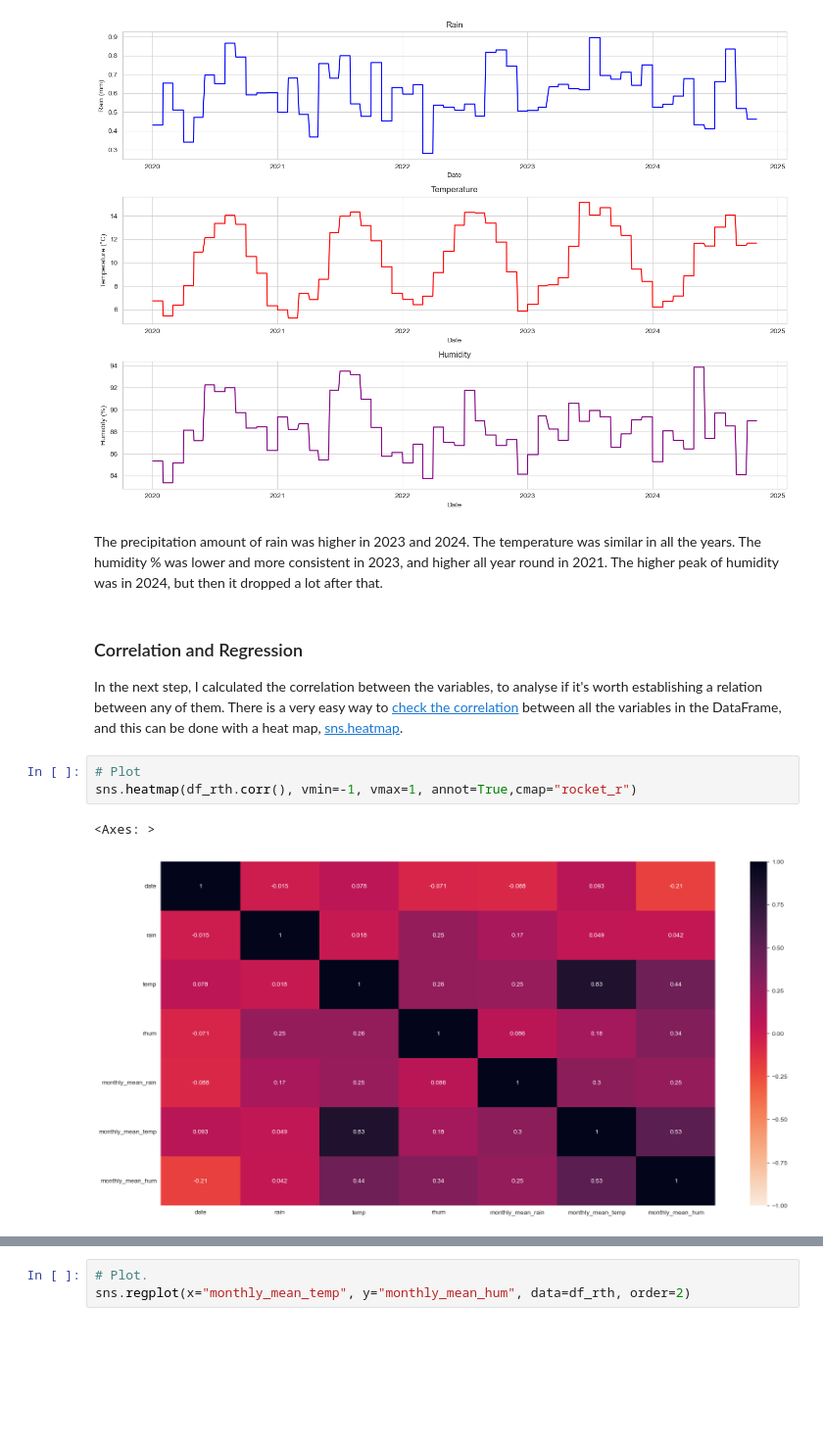
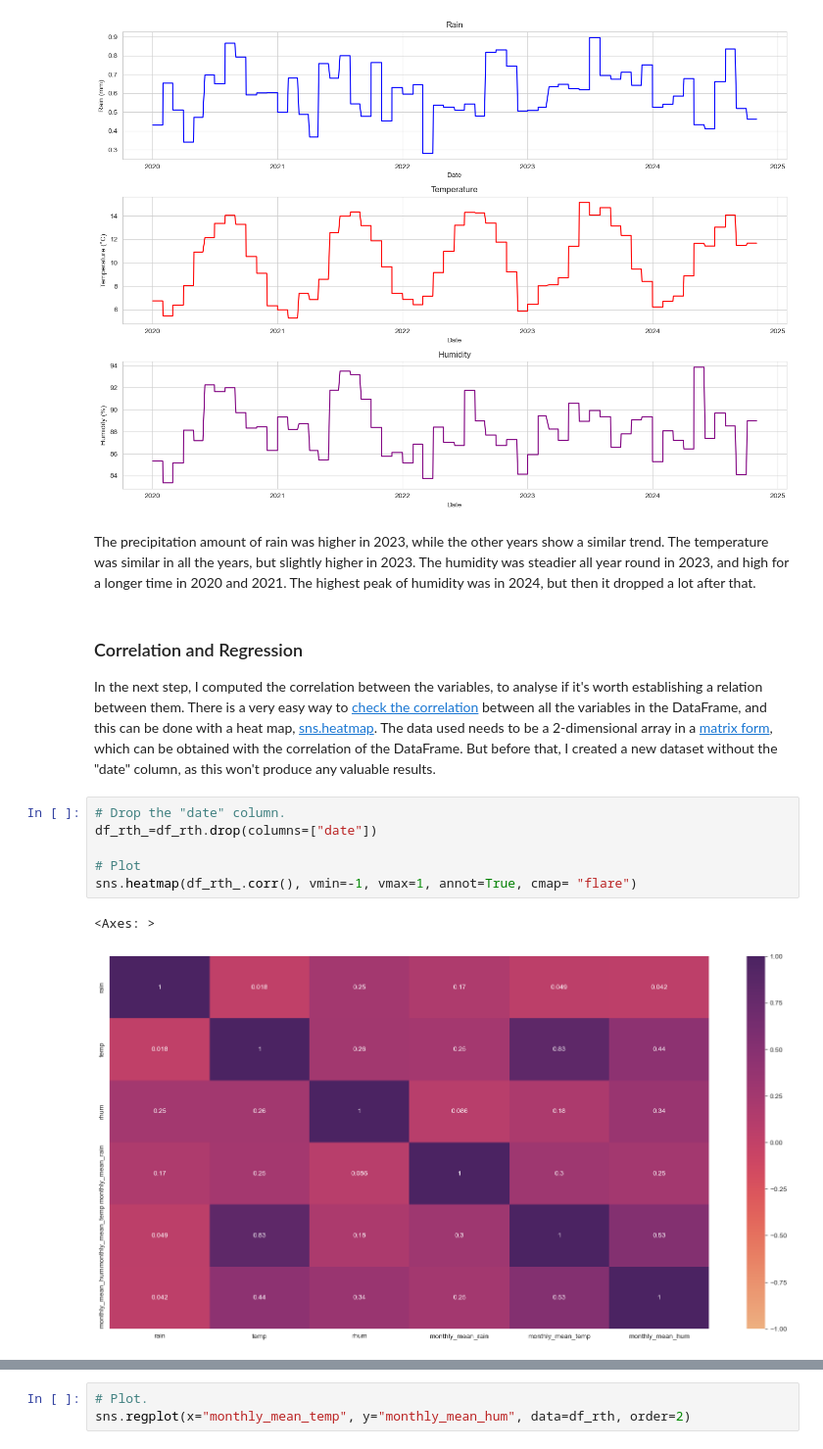
Before and after one commit to FatimaBOliveira/Programming-for-data-analytics, a Jupyter notebook: Project/climate.ipynb, the cells around one changed output, grey strips where cells are left out. Shown at 98% size. Cells and saved outputs as stored; diff of their text form; blank space fills up the shorter version.

```diff
--- a/Project/climate.ipynb
+++ b/Project/climate.ipynb
@@ -864,15 +871,18 @@ plt.show()
 # %% [output]
 [figure]
 # %% [markdown]
-The precipitation amount of rain was higher in 2023 and 2024.
-The temperature was similar in all the years.
-The humidity % was lower and more consistent in 2023, and higher all year round in 2021. The higher peak of humidity was in 2024, but then it dropped a lot after that.
+The precipitation amount of rain was higher in 2023, while the other years show a similar trend.
+The temperature was similar in all the years, but slightly higher in 2023.
+The humidity was steadier all year round in 2023, and high for a longer time in 2020 and 2021. The highest peak of humidity was in 2024, but then it dropped a lot after that.
 # %% [markdown]
 ### Correlation and Regression
-In the next step, I calculated the correlation between the variables, to analyse if it's worth establishing a relation between any of them. There is a very easy way to [check the correlation](https://www.datacamp.com/tutorial/tutorial-datails-on-correlation#calculating-correlation-in-python) between all the variables in the DataFrame, and this can be done with a heat map, [sns.heatmap](https://seaborn.pydata.org/generated/seaborn.heatmap.html).
+In the next step, I computed the correlation between the variables, to analyse if it's worth establishing a relation between them. There is a very easy way to [check the correlation](https://www.datacamp.com/tutorial/tutorial-datails-on-correlation#calculating-correlation-in-python) between all the variables in the DataFrame, and this can be done with a heat map, [sns.heatmap](https://seaborn.pydata.org/generated/seaborn.heatmap.html). The data used needs to be a 2-dimensional array in a [matrix form](https://www.datacamp.com/tutorial/seaborn-heatmaps#creating-your-first-seaborn-heatmap-wewil), which can be obtained with the correlation of the DataFrame. But before that, I created a new dataset without the "date" column, as this won't produce any valuable results.
 # %%
+# Drop the "date" column.
+df_rth_=df_rth.drop(columns=["date"])
+
 # Plot
-sns.heatmap(df_rth.corr(), vmin=-1, vmax=1, annot=True,cmap="rocket_r")
+sns.heatmap(df_rth_.corr(), vmin=-1, vmax=1, annot=True, cmap= "flare")
 # %% [output]
 <Axes: >
-[figure, old version]
+[figure, new version]
```
Also changed, not shown: parts of 22 cells of this notebook, 2 other files.
